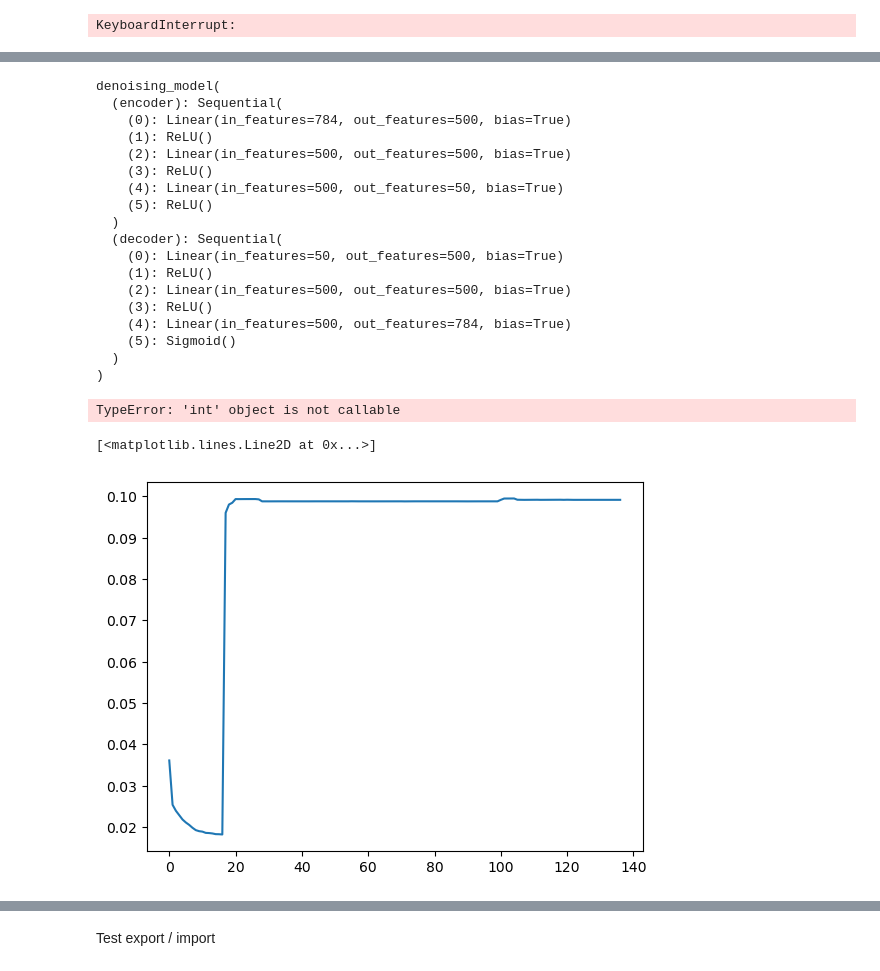
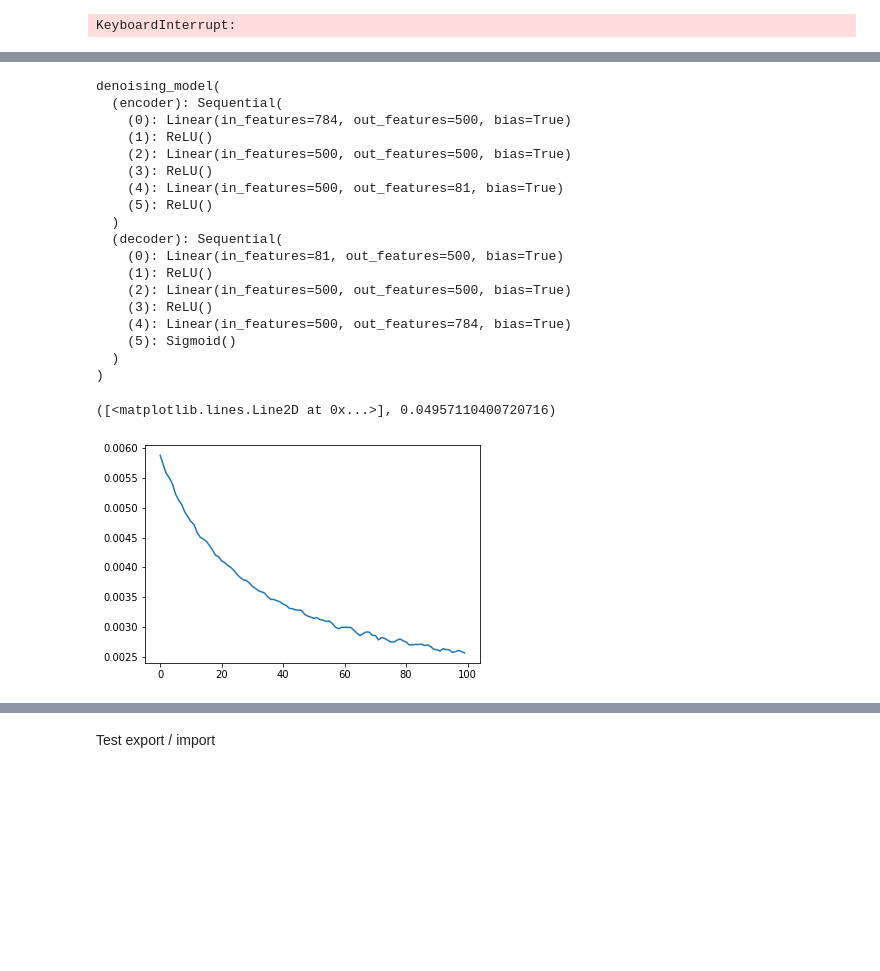
Before and after one commit to franzele21/autoencodeur_tp, a Jupyter notebook: DenoisingAutoencoder.ipynb, the cells around one changed output, grey strips where cells are left out. Cells and saved outputs as stored; diff of their text form; code cells hidden in the pictures; blank space fills up the shorter version.

Commit message:
[FMU] HEAVILY MODIFIED : restructuration of the encoder : now the latent space is a square

```diff
--- a/DenoisingAutoencoder.ipynb
+++ b/DenoisingAutoencoder.ipynb
@@ -493,0 +464,8 @@ parameters = {"hidden_layer_nb": range(1, 7, 2),
+# %%
+# # on enregistre les résultats pour ne pas devoir refaire la gridsearch
+# with open("output_gridsearch.json", "w+") as file:
+#     file.write(json.dumps(results, indent=1))
+
+# on lit les résultats de l'ancienne gridsearch
+with open("output_gridsearch.json") as file:
+    results = json.loads(file.read())
@@ -527,25 +510,0 @@ C'est à dire, par rapport aux paramètres donnés :
-# %%
-with open("output_gridsearch.txt") as file:
-    results = eval(file.read())
-# %%
-best_model = denoising_model(**[results[j]["params"] for j in range(48) if results[j]["true_error"] == min([results[i]["true_error"] for i in range(48)])][0])
-print(best_model)
-# %% [output]
-denoising_model(
-  (encoder): Sequential(
-    (0): Linear(in_features=784, out_features=500, bias=True)
-    (1): ReLU()
-    (2): Linear(in_features=500, out_features=500, bias=True)
-    (3): ReLU()
-    (4): Linear(in_features=500, out_features=50, bias=True)
-    (5): ReLU()
-  )
-  (decoder): Sequential(
-    (0): Linear(in_features=50, out_features=500, bias=True)
-    (1): ReLU()
-    (2): Linear(in_features=500, out_features=500, bias=True)
-    (3): ReLU()
-    (4): Linear(in_features=500, out_features=784, bias=True)
-    (5): Sigmoid()
-  )
-)
@@ -555,9 +511,32 @@ best_model_criterion = nn.MSELoss()
+# %%
+best_model = denoising_model(**[results[str(i)]["params"] for i in range(27) if results[str(i)]["true_error"] == min([results[str(j)]["true_error"] for j in range(27)])][0])
+best_model_optim = optim.Adam(best_model.parameters(), lr=1e-3)
+best_model_criterion = nn.MSELoss()
+print(best_model)
+# %% [output]
+denoising_model(
+  (encoder): Sequential(
+    (0): Linear(in_features=784, out_features=500, bias=True)
+    (1): ReLU()
+    (2): Linear(in_features=500, out_features=500, bias=True)
+    (3): ReLU()
+    (4): Linear(in_features=500, out_features=81, bias=True)
+    (5): ReLU()
+  )
+  (decoder): Sequential(
+    (0): Linear(in_features=81, out_features=500, bias=True)
+    (1): ReLU()
+    (2): Linear(in_features=500, out_features=500, bias=True)
+    (3): ReLU()
+    (4): Linear(in_features=500, out_features=784, bias=True)
+    (5): Sigmoid()
+  )
+)
 # %%
-true_error, losslist = train_test(best_model, best_model_optim, best_model_criterion, 120, device, trainloader, testdata)
+true_error, losslist = train_test(best_model, best_model_optim, best_model_criterion, 100, device, trainloader, testdata)
+# best_model.load_state_dict(torch.load("model", map_location=device))
-# %% [output]
-TypeError: 'int' object is not callable
 # %%
-plt.plot(range(len(losslist)), losslist)
+plt.plot(range(len(losslist)), losslist), true_error
 # %% [output]
-[<matplotlib.lines.Line2D at 0x...>]
+([<matplotlib.lines.Line2D at 0x...>], 0.04957110400720716)
-[figure, old version]
+[figure, new version]
```
Also changed, not shown: parts of 44 cells of this notebook, 2 other files.
